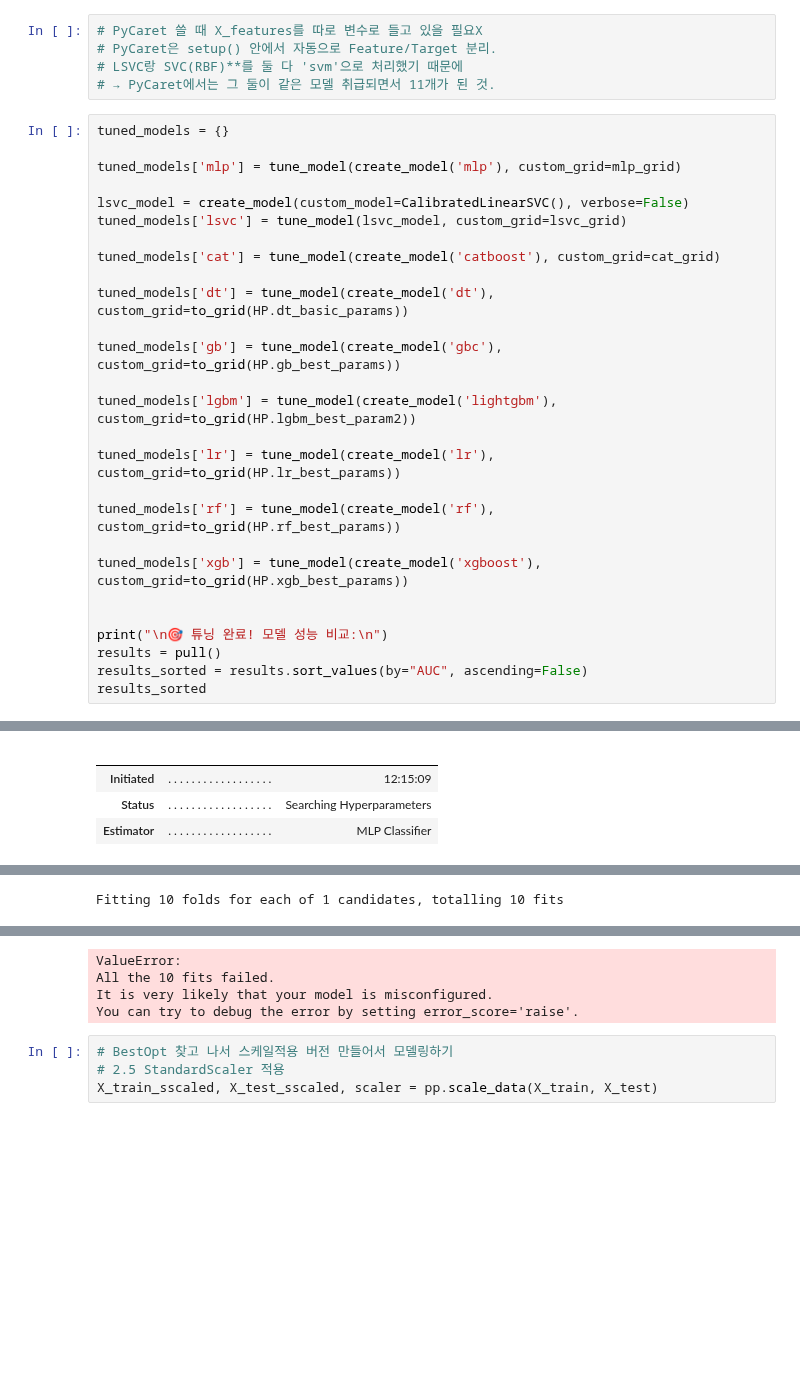
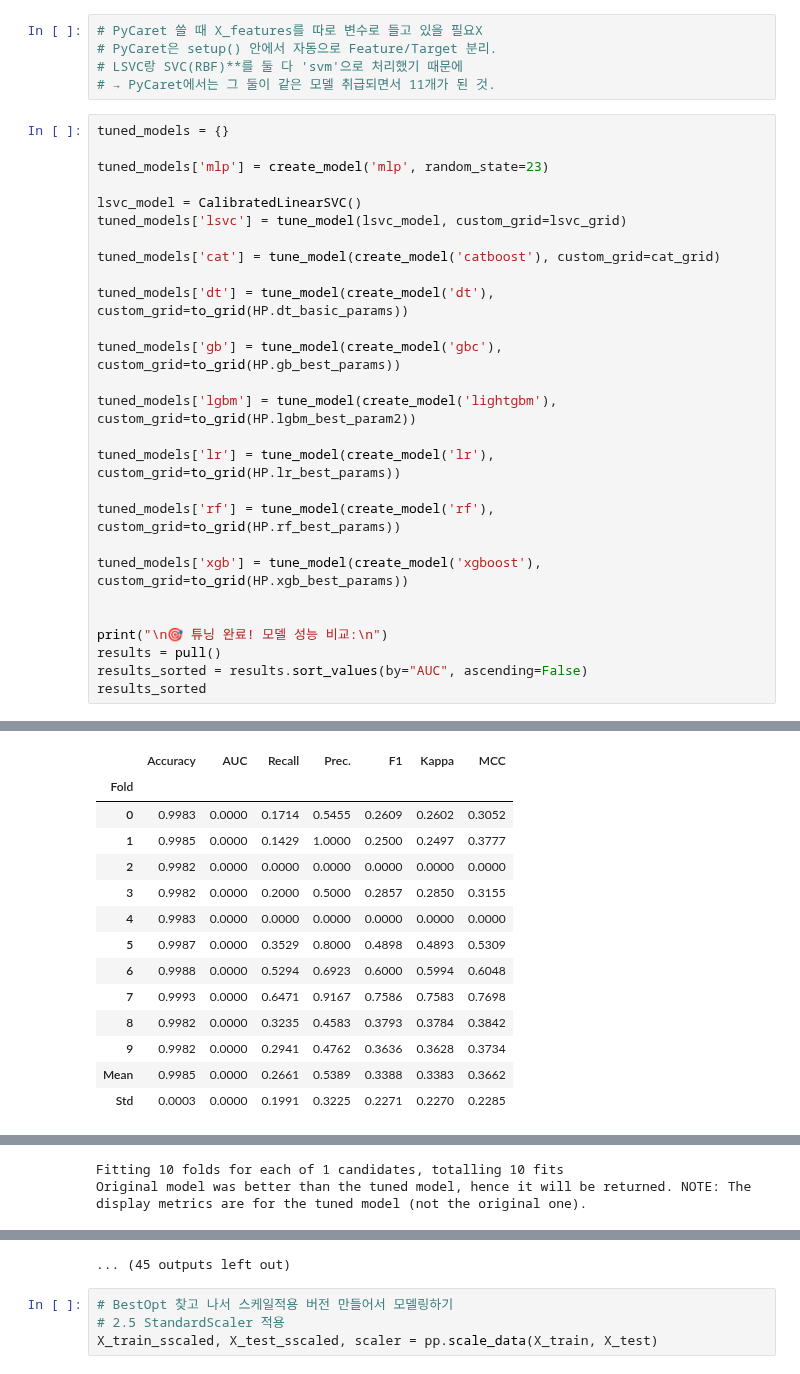
Before and after one commit to jaemin1020/big20-ML-project2-team3, a Jupyter notebook: CreditCardFraud/src/lsj_pycaret_3.EnsembleSet.ipynb, the cells around one changed output, grey strips where cells are left out. Saved outputs shown, nothing was run; the diff lists cells and outputs as text; blank space fills up the shorter version.

```diff
--- a/CreditCardFraud/src/lsj_pycaret_3.EnsembleSet.ipynb
+++ b/CreditCardFraud/src/lsj_pycaret_3.EnsembleSet.ipynb
@@ -147,9 +147,9 @@ lsvc_grid = to_grid(lsvc_params)
 # %%
 tuned_models = {}
 
-tuned_models['mlp'] = tune_model(create_model('mlp'), custom_grid=mlp_grid)
+tuned_models['mlp'] = create_model('mlp', random_state=23)
 
-lsvc_model = create_model(custom_model=CalibratedLinearSVC(), verbose=False)
+lsvc_model = CalibratedLinearSVC()
 tuned_models['lsvc'] = tune_model(lsvc_model, custom_grid=lsvc_grid)
 
 tuned_models['cat'] = tune_model(create_model('catboost'), custom_grid=cat_grid)
@@ -191,5 +192,14 @@ results_sorted
-|  |  |  |
-|  |  |  |
-| Initiated | . . . . . . . . . . . . . . . . . . | 12:15:09 |
-| Status | . . . . . . . . . . . . . . . . . . | Searching Hyperparameters |
-| Estimator | . . . . . . . . . . . . . . . . . . | MLP Classifier |
+|  | Accuracy | AUC | Recall | Prec. | F1 | Kappa | MCC |
+| Fold |  |  |  |  |  |  |  |
+| 0 | 0.9983 | 0.0000 | 0.1714 | 0.5455 | 0.2609 | 0.2602 | 0.3052 |
+| 1 | 0.9985 | 0.0000 | 0.1429 | 1.0000 | 0.2500 | 0.2497 | 0.3777 |
+| 2 | 0.9982 | 0.0000 | 0.0000 | 0.0000 | 0.0000 | 0.0000 | 0.0000 |
+| 3 | 0.9982 | 0.0000 | 0.2000 | 0.5000 | 0.2857 | 0.2850 | 0.3155 |
+| 4 | 0.9983 | 0.0000 | 0.0000 | 0.0000 | 0.0000 | 0.0000 | 0.0000 |
+| 5 | 0.9987 | 0.0000 | 0.3529 | 0.8000 | 0.4898 | 0.4893 | 0.5309 |
+| 6 | 0.9988 | 0.0000 | 0.5294 | 0.6923 | 0.6000 | 0.5994 | 0.6048 |
+| 7 | 0.9993 | 0.0000 | 0.6471 | 0.9167 | 0.7586 | 0.7583 | 0.7698 |
+| 8 | 0.9982 | 0.0000 | 0.3235 | 0.4583 | 0.3793 | 0.3784 | 0.3842 |
+| 9 | 0.9982 | 0.0000 | 0.2941 | 0.4762 | 0.3636 | 0.3628 | 0.3734 |
+| Mean | 0.9985 | 0.0000 | 0.2661 | 0.5389 | 0.3388 | 0.3383 | 0.3662 |
+| Std | 0.0003 | 0.0000 | 0.1991 | 0.3225 | 0.2271 | 0.2270 | 0.2285 |
@@ -197 +207,2 @@ results_sorted
 Fitting 10 folds for each of 1 candidates, totalling 10 fits
+Original model was better than the tuned model, hence it will be returned. NOTE: The display metrics are for the tuned model (not the original one).
@@ -198,7 +240,4 @@ Fitting 10 folds for each of 1 candidates, totalling 10 fits
-ValueError:
-All the 10 fits failed.
-It is very likely that your model is misconfigured.
-You can try to debug the error by setting error_score='raise'.
+... (45 outputs left out)
 # %%
 # BestOpt 찾고 나서 스케일적용 버전 만들어서 모델링하기
 # 2.5 StandardScaler 적용
```
Also changed, not shown: parts of 3 cells of this notebook, 1 other file.
